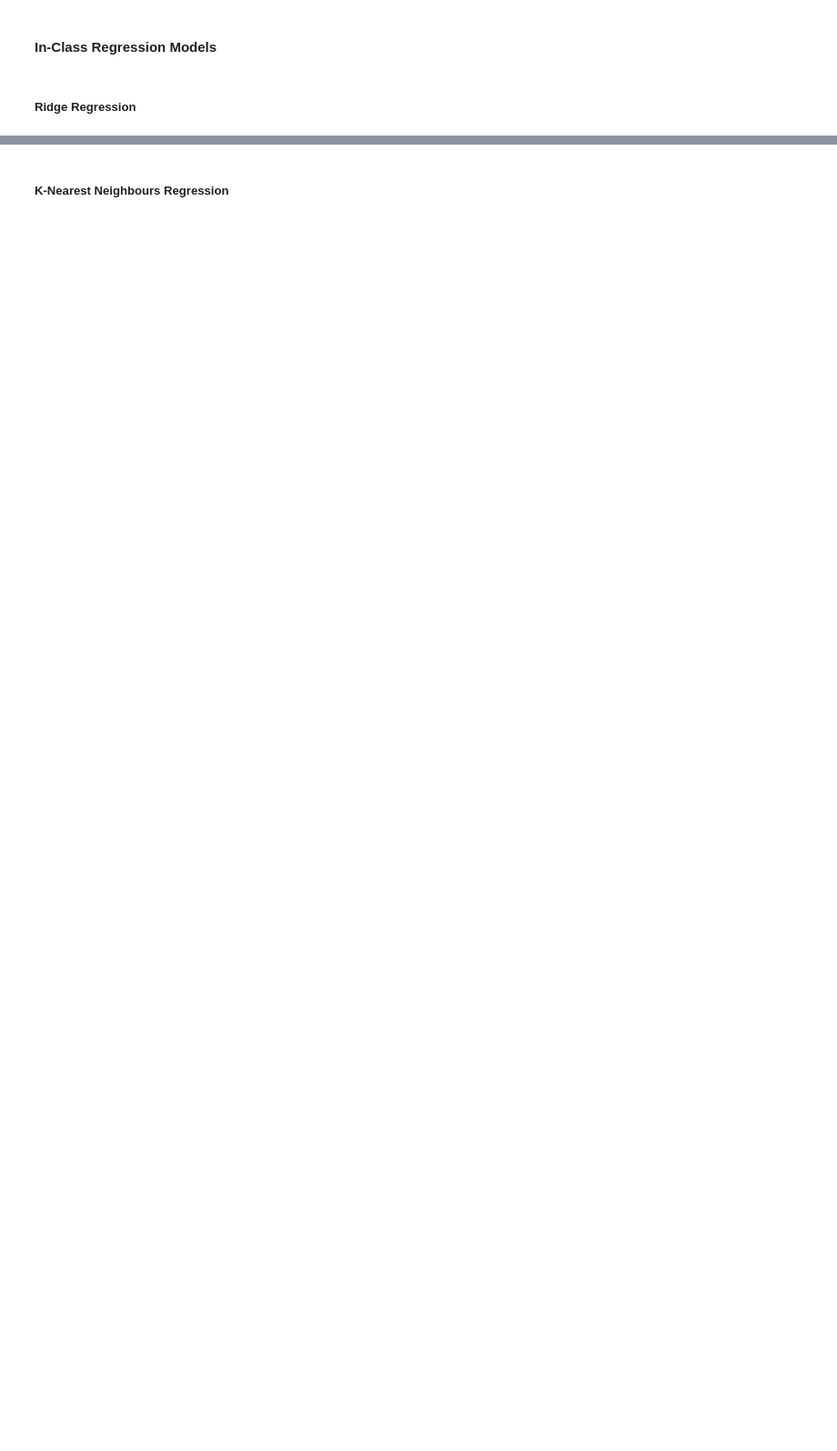
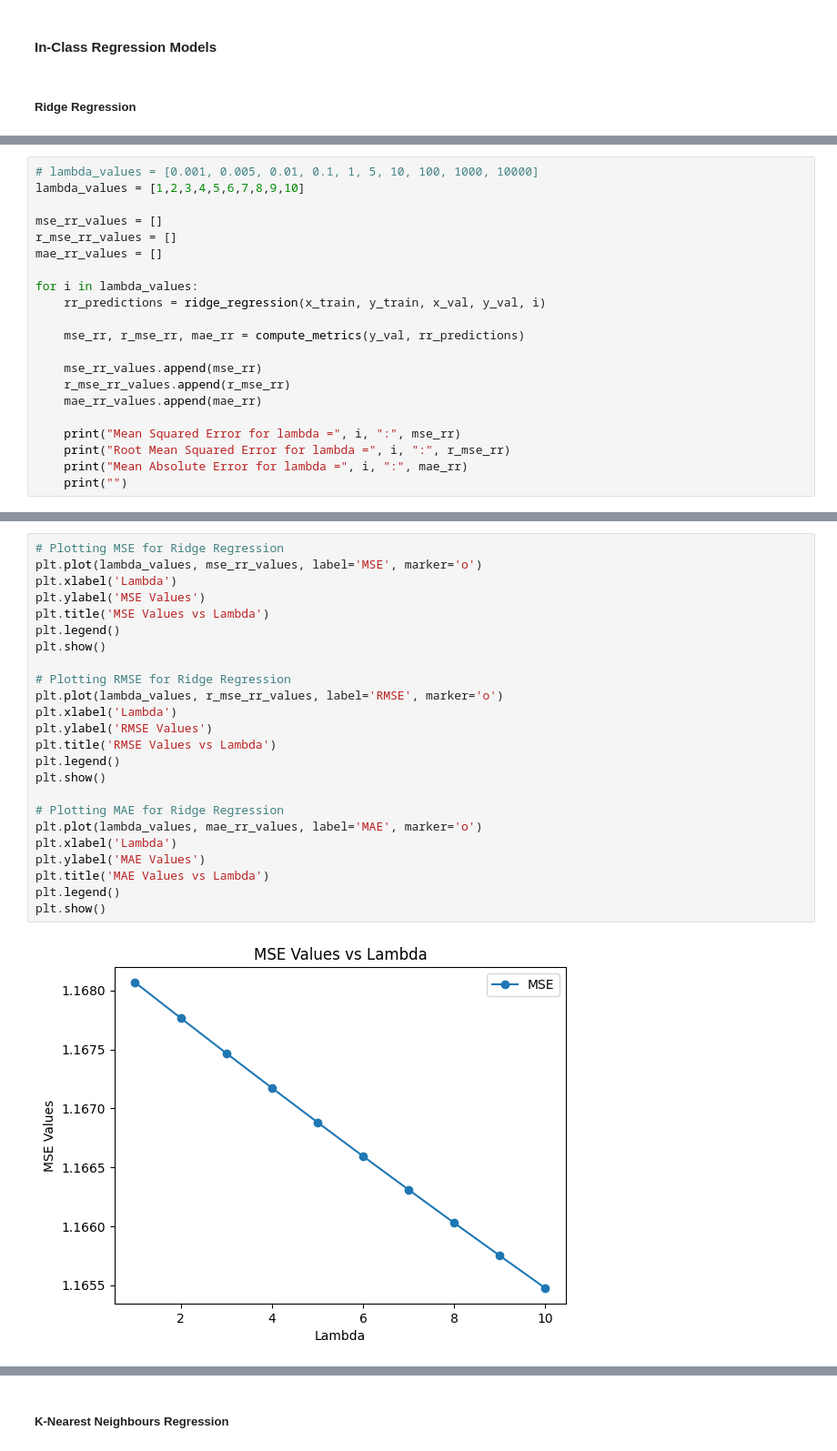
Before and after one commit to Henchen99/EE-559-Project, a Jupyter notebook: EE559_Project_Code.ipynb, the cells around one changed output, grey strips where cells are left out. Shown at 91% size. Drawn from its saved outputs; the diff is of its cells as text; blank space fills up the shorter version.

```diff
--- a/EE559_Project_Code.ipynb
+++ b/EE559_Project_Code.ipynb
@@ -288,0 +703,21 @@ Length: 115, dtype: object
+# %%
+# lambda_values = [0.001, 0.005, 0.01, 0.1, 1, 5, 10, 100, 1000, 10000]
+lambda_values = [1,2,3,4,5,6,7,8,9,10]
+
+mse_rr_values = []
+r_mse_rr_values = []
+mae_rr_values = []
+
+for i in lambda_values:
+    rr_predictions = ridge_regression(x_train, y_train, x_val, y_val, i)
+
+    mse_rr, r_mse_rr, mae_rr = compute_metrics(y_val, rr_predictions)
+
+    mse_rr_values.append(mse_rr)
+    r_mse_rr_values.append(r_mse_rr)
+    mae_rr_values.append(mae_rr)
+
+    print("Mean Squared Error for lambda =", i, ":", mse_rr)
+    print("Root Mean Squared Error for lambda =", i, ":", r_mse_rr)
+    print("Mean Absolute Error for lambda =", i, ":", mae_rr)
+    print("")
@@ -288,0 +742,26 @@ Length: 115, dtype: object
+# %%
+# Plotting MSE for Ridge Regression
+plt.plot(lambda_values, mse_rr_values, label='MSE', marker='o')
+plt.xlabel('Lambda')
+plt.ylabel('MSE Values')
+plt.title('MSE Values vs Lambda')
+plt.legend()
+plt.show()
+
+# Plotting RMSE for Ridge Regression
+plt.plot(lambda_values, r_mse_rr_values, label='RMSE', marker='o')
+plt.xlabel('Lambda')
+plt.ylabel('RMSE Values')
+plt.title('RMSE Values vs Lambda')
+plt.legend()
+plt.show()
+
+# Plotting MAE for Ridge Regression
+plt.plot(lambda_values, mae_rr_values, label='MAE', marker='o')
+plt.xlabel('Lambda')
+plt.ylabel('MAE Values')
+plt.title('MAE Values vs Lambda')
+plt.legend()
+plt.show()
+# %% [output]
+[figure, added]
```
Also changed, not shown: parts of 86 cells of this notebook.
